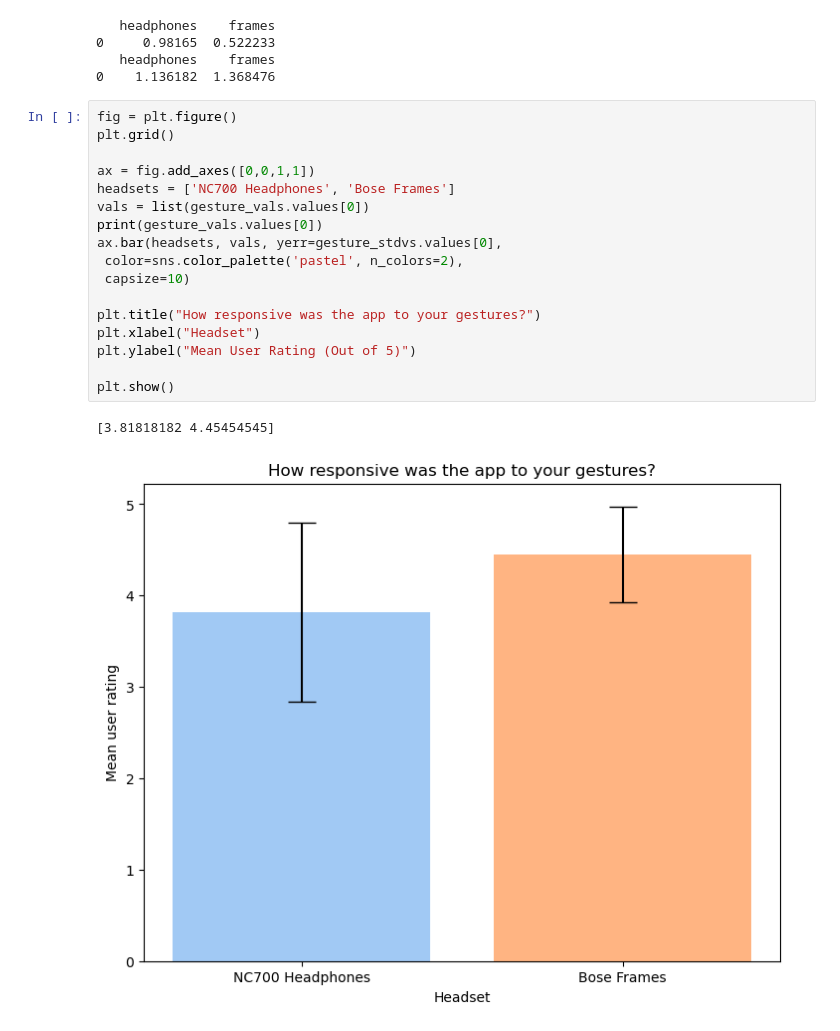
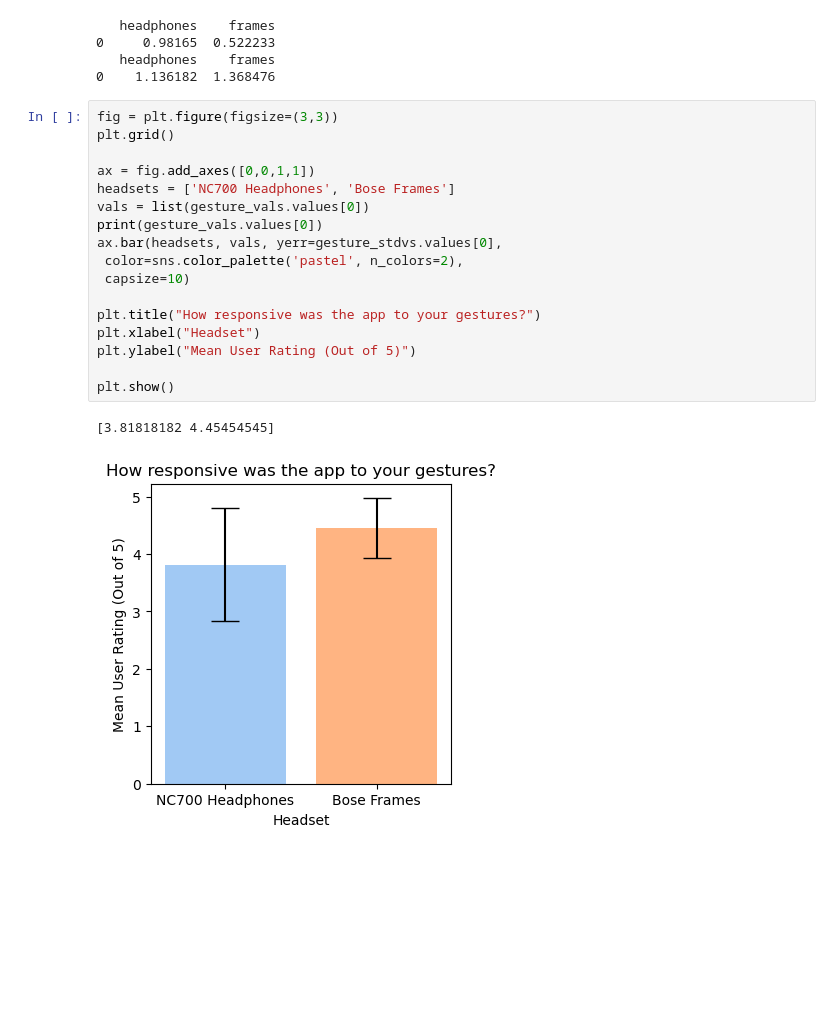
Before and after one commit to mulderandbuffy/Audio-Augmented-Reality, a Jupyter notebook: data/notebooks/gesture_response.ipynb, the cells around one changed output. Drawn from its saved outputs; the diff is of its cells as text; blank space fills up the shorter version.

```diff
--- a/data/notebooks/gesture_response.ipynb
+++ b/data/notebooks/gesture_response.ipynb
@@ -100,23 +100,23 @@ print(forecast_stdvs)
    headphones    frames
 0    1.136182  1.368476
 # %%
-fig = plt.figure()
+fig = plt.figure(figsize=(3,3))
 plt.grid()
 
 ax = fig.add_axes([0,0,1,1])
 headsets = ['NC700 Headphones', 'Bose Frames']
 vals = list(gesture_vals.values[0])
 print(gesture_vals.values[0])
 ax.bar(headsets, vals, yerr=gesture_stdvs.values[0],
  color=sns.color_palette('pastel', n_colors=2),
  capsize=10)
 
 plt.title("How responsive was the app to your gestures?")
 plt.xlabel("Headset")
 plt.ylabel("Mean User Rating (Out of 5)")
 
 plt.show()
 # %% [output]
 [3.81818182 4.45454545]
-[figure, old version]
+[figure, new version]
 # %%
```
Also changed, not shown: parts of 2 cells of this notebook, 59 other files.
